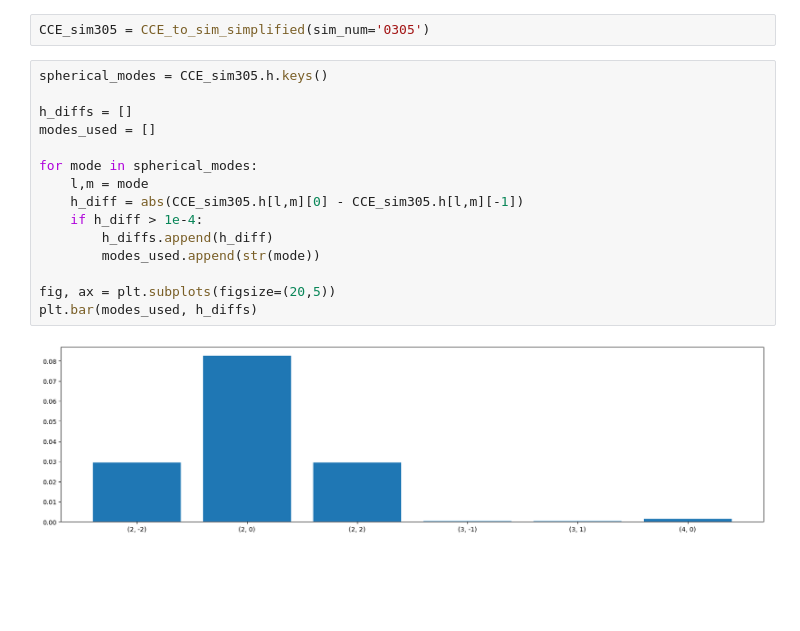
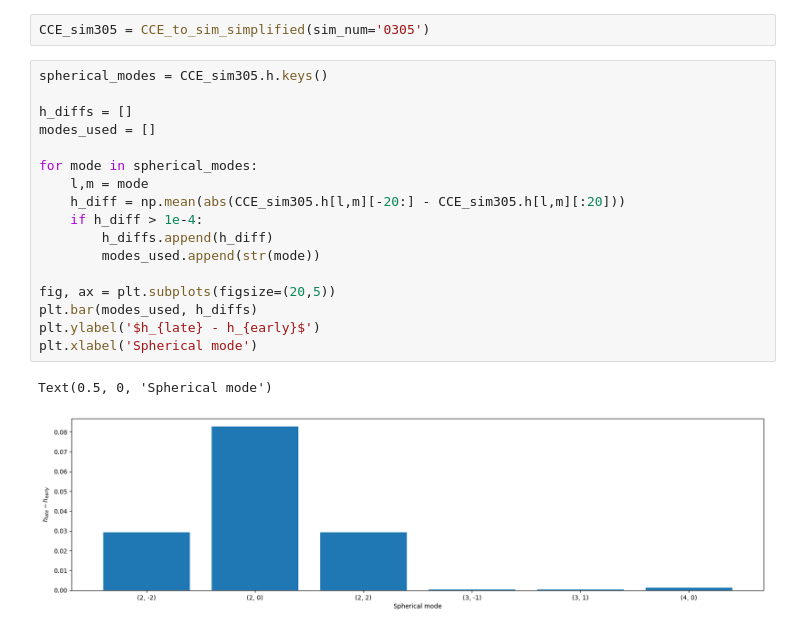
Before and after one commit to Richardvnd/quadratic_qnm, a Jupyter notebook: memory.ipynb, the cells around one changed output. Drawn from its saved outputs; the diff is of its cells as text; blank space fills up the shorter version.

```diff
--- a/memory.ipynb
+++ b/memory.ipynb
@@ -16,17 +16,20 @@ CCE_sim305 = CCE_to_sim_simplified(sim_num='0305')
 # %%
 spherical_modes = CCE_sim305.h.keys()
 
 h_diffs = []
 modes_used = []
 
 for mode in spherical_modes:
     l,m = mode
-    h_diff = abs(CCE_sim305.h[l,m][0] - CCE_sim305.h[l,m][-1])
+    h_diff = np.mean(abs(CCE_sim305.h[l,m][-20:] - CCE_sim305.h[l,m][:20]))
     if h_diff > 1e-4:
         h_diffs.append(h_diff)
         modes_used.append(str(mode))
 
 fig, ax = plt.subplots(figsize=(20,5))
 plt.bar(modes_used, h_diffs)
+plt.ylabel('$h_{late} - h_{early}$')
+plt.xlabel('Spherical mode')
 # %% [output]
+Text(0.5, 0, 'Spherical mode')
-[figure, old version]
+[figure, new version]
```
Also changed, not shown: parts of 1 cell of this notebook, 1 other file.
